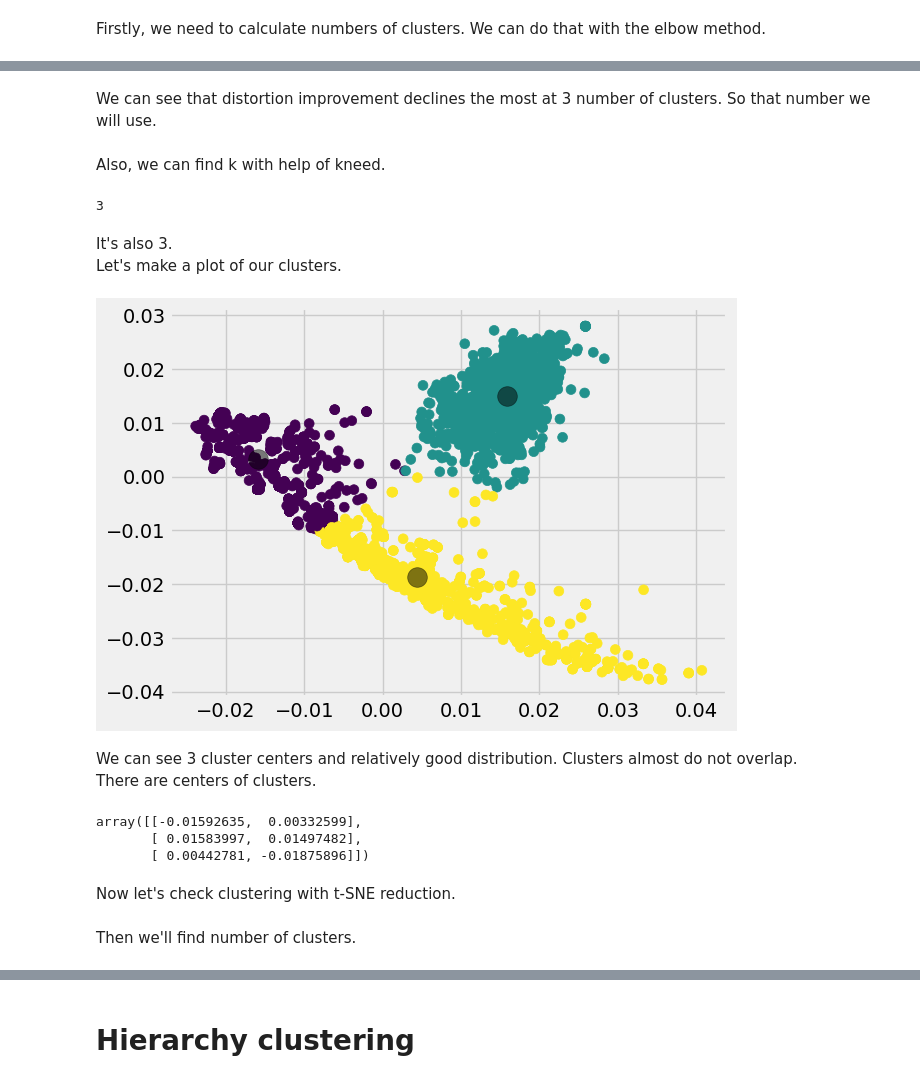
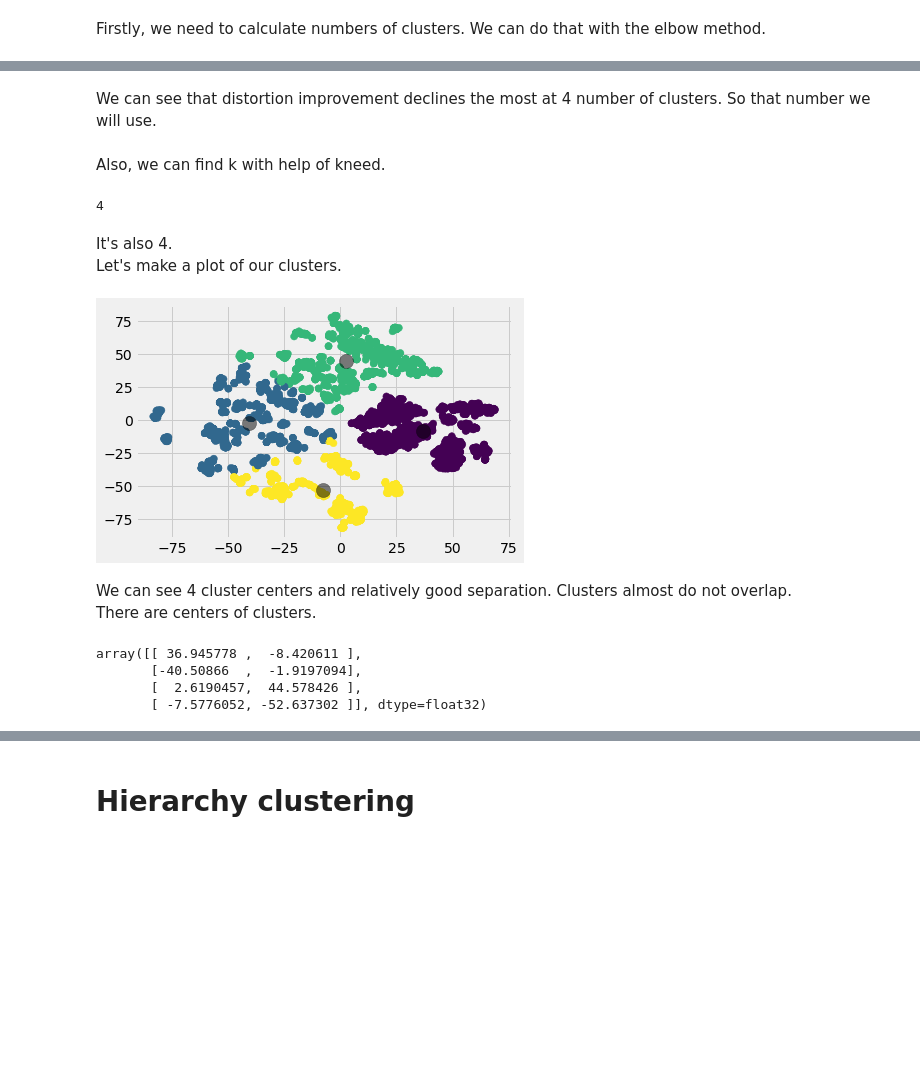
Before and after one commit to wwapper/ML_course, a Jupyter notebook: HW3.ipynb, the cells around one changed output, grey strips where cells are left out. Drawn from its saved outputs; the diff is of its cells as text; code cells hidden in the pictures; blank space fills up the shorter version.

```diff
--- a/HW3.ipynb
+++ b/HW3.ipynb
@@ -17,7 +16,6 @@ warnings.filterwarnings("ignore")
 Let's start do clustering of our data.
 # %%
 df = pd.read_csv('df_after_data_processing.csv')
-df.drop('raw_value', axis=1, inplace=True)
 # %% [markdown]
 # K-means clustering
 # %% [markdown]
@@ -26,8 +24,8 @@ We will start with k-means clustering and ICA method of reduction.
 num = df.select_dtypes(include='number').columns
 MMscaler = MinMaxScaler() #normalization
 X = MMscaler.fit_transform(df[num])
-ICA = FastICA(n_components=2, random_state=0)
-X = ICA.fit_transform(X)
+tsne = TSNE(n_components=2, random_state=0)
+X = tsne.fit_transform(X)
 X.shape
 # %% [output]
 (4468, 2)
@@ -50,5 +48,5 @@ plt.show()
 # %% [markdown]
-We can see that distortion improvement declines the most at 3 number of clusters. So that number we will use.
+We can see that distortion improvement declines the most at 4 number of clusters. So that number we will use.
 # %%
 df = pd.read_csv('df_after_data_processing.csv')
 # %% [markdown]
@@ -57,28 +55,27 @@ Also, we can find k with help of kneed.
 kl = KneeLocator(range(1, 11), sse, curve="convex", direction="decreasing")
 kl.elbow
 # %% [output]
-3
+4
 # %% [markdown]
-It's also 3.<br>
+It's also 4.<br>
 Let's make a plot of our clusters.
 # %%
-kmeans = KMeans(n_clusters=3, random_state=0)
+kmeans = KMeans(n_clusters=4, random_state=0)
 kmeans.fit(X)
 y = kmeans.predict(X)
 plt.scatter(X[:, 0], X[:, 1], c=y, s=50, cmap='viridis')
 centers = kmeans.cluster_centers_
 plt.scatter(centers[:, 0], centers[:, 1], c='black', s=200, alpha=0.5)
 plt.show()
 # %% [output]
-[figure, old version]
+[figure, new version]
 # %% [markdown]
-We can see 3 cluster centers and relatively good distribution. Clusters almost do not overlap.<br>
+We can see 4 cluster centers and relatively good separation. Clusters almost do not overlap.<br>
 There are centers of clusters.
 # %%
 kmeans.cluster_centers_
 # %% [output]
-array([[-0.01592635,  0.00332599],
-       [ 0.01583997,  0.01497482],
-       [ 0.00442781, -0.01875896]])
+array([[ 36.945778 ,  -8.420611 ],
+       [-40.50866  ,  -1.9197094],
+       [  2.6190457,  44.578426 ],
+       [ -7.5776052, -52.637302 ]], dtype=float32)
-# %% [markdown]
-Now let's check clustering with t-SNE reduction.
@@ -92,2 +81,0 @@ X = tsne.fit_transform(X)
-# %% [markdown]
-Then we'll find number of clusters.
```
Also changed, not shown: parts of 24 cells of this notebook, 2 other files.
